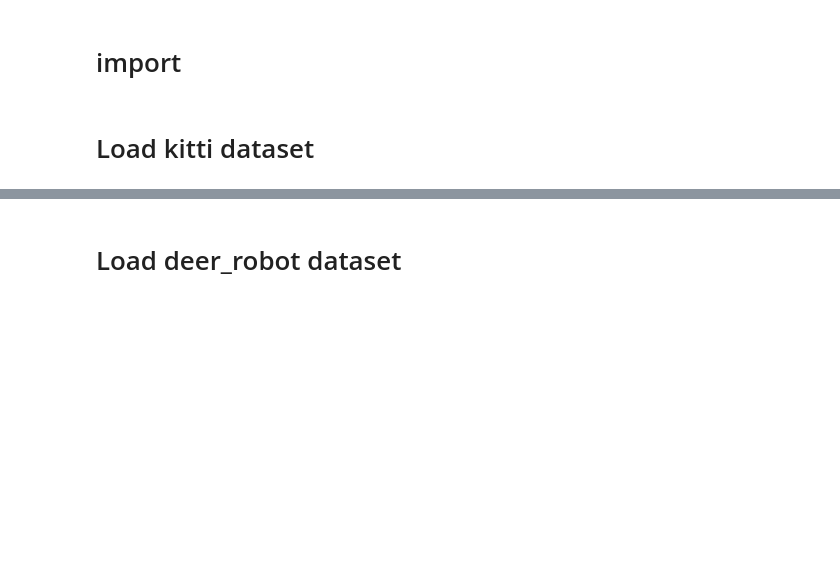
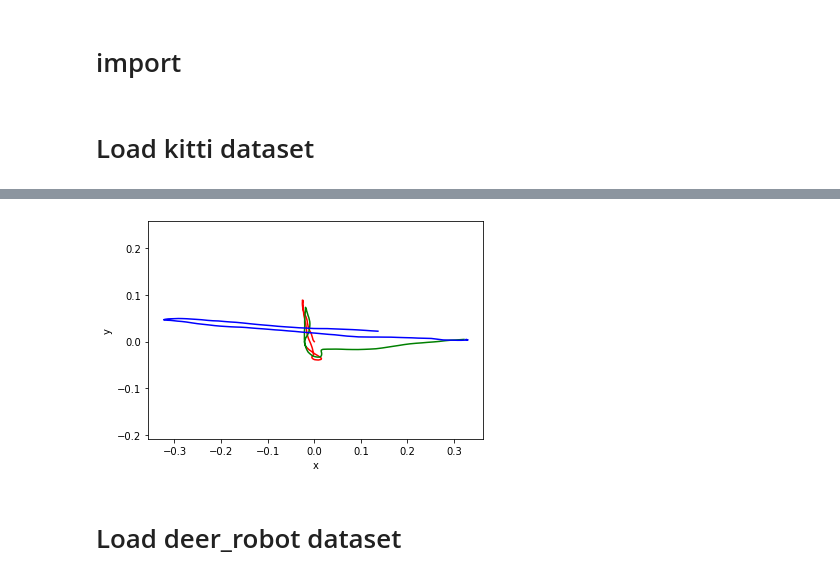
Before and after one commit to aditya-shriwastava/colab-notebooks, a Jupyter notebook: visual_odometry.ipynb, the cells around one changed output, grey strips where cells are left out. Drawn from its saved outputs; the diff is of its cells as text; code cells hidden in the pictures; blank space fills up the shorter version.

```diff
--- a/visual_odometry.ipynb
+++ b/visual_odometry.ipynb
@@ -64,3 +124,13 @@ cv2_imshow(tum_img)
+# %%
+plt.plot(gt[:100,0,3], gt[:100,1,3], color='red')
+plt.plot(gt[100:200,0,3], gt[100:200,1,3], color='green')
+plt.plot(gt[200:300,0,3], gt[200:300,1,3], color='blue')
+plt.xlabel('x')
+plt.ylabel('y')
+plt.axis('equal')
+plt.show()
+# %% [output]
+[figure, added]
 # %% [markdown]
 # Load deer_robot dataset
 # %%
```
Also changed, not shown: parts of 22 cells of this notebook.
